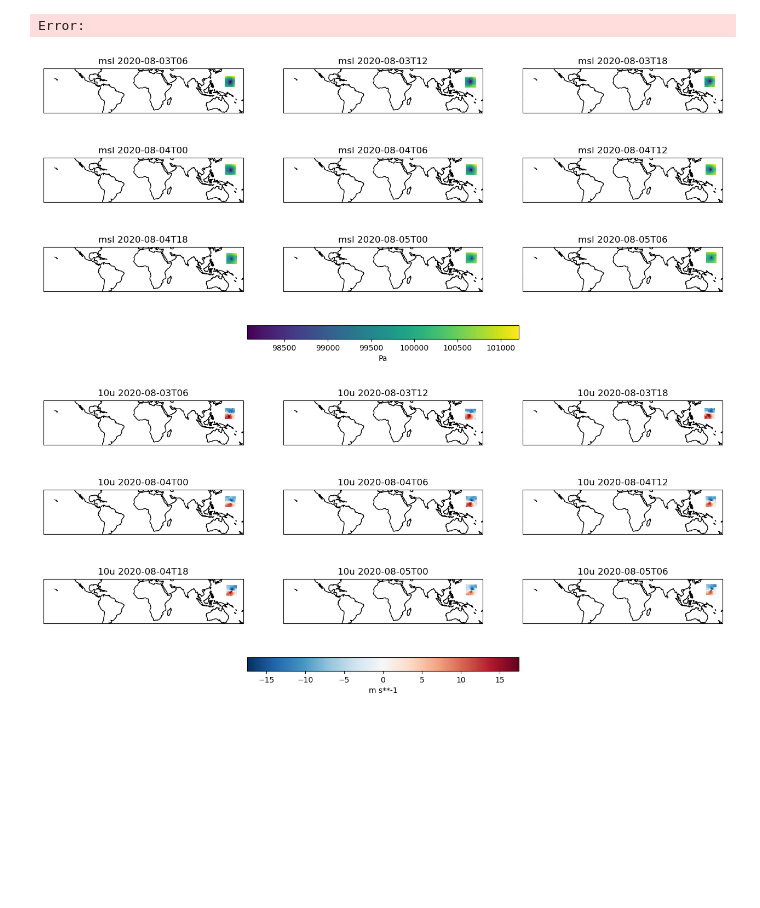
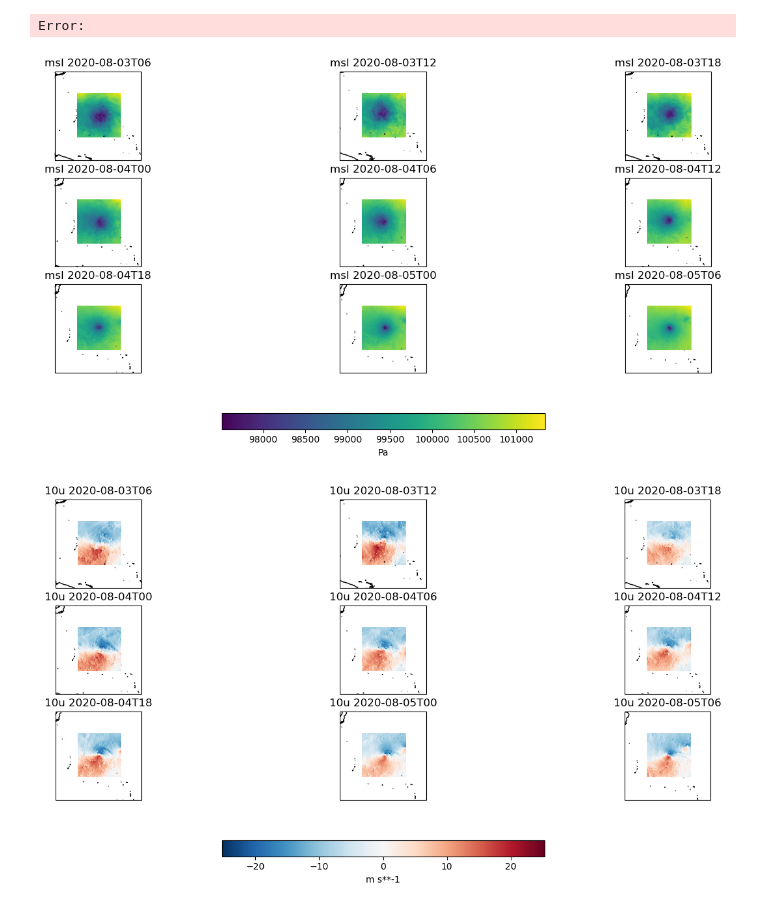
Before and after one commit to DestinE-Climate-DT/AQUA, a Jupyter notebook: diagnostics/tempest/notebooks/TCs_class.ipynb, the cells around one changed output. Cells and saved outputs as stored; diff of their text form; code cells hidden in the pictures; blank space fills up the shorter version.

```diff
--- a/diagnostics/tempest/notebooks/TCs_class.ipynb
+++ b/diagnostics/tempest/notebooks/TCs_class.ipynb
@@ -123,14 +138,14 @@ Error:
 # %%
 import xarray as xr
 import os
-from plotting_TCs import multi_plot
+from plotting_TCs import multi_plot_chatGPT
 # variables to be plotted
 
 for var in tdict['varlist']:
 
     tracks_nc_file = os.path.join(tdict['paths']['fulldir'], f"tempest_tracks_{var}_20200801-20200810.nc")
     tracks_nc_file = xr.open_dataset(tracks_nc_file)[var]
-    multi_plot(tracks_nc_file)
+    multi_plot_chatGPT(tracks_nc_file)
 # %% [output]
-[figure, old version]
+[figure, new version]
-[figure, old version]
+[figure, new version]
```
Also changed, not shown: parts of 4 cells of this notebook, 1 other file.
